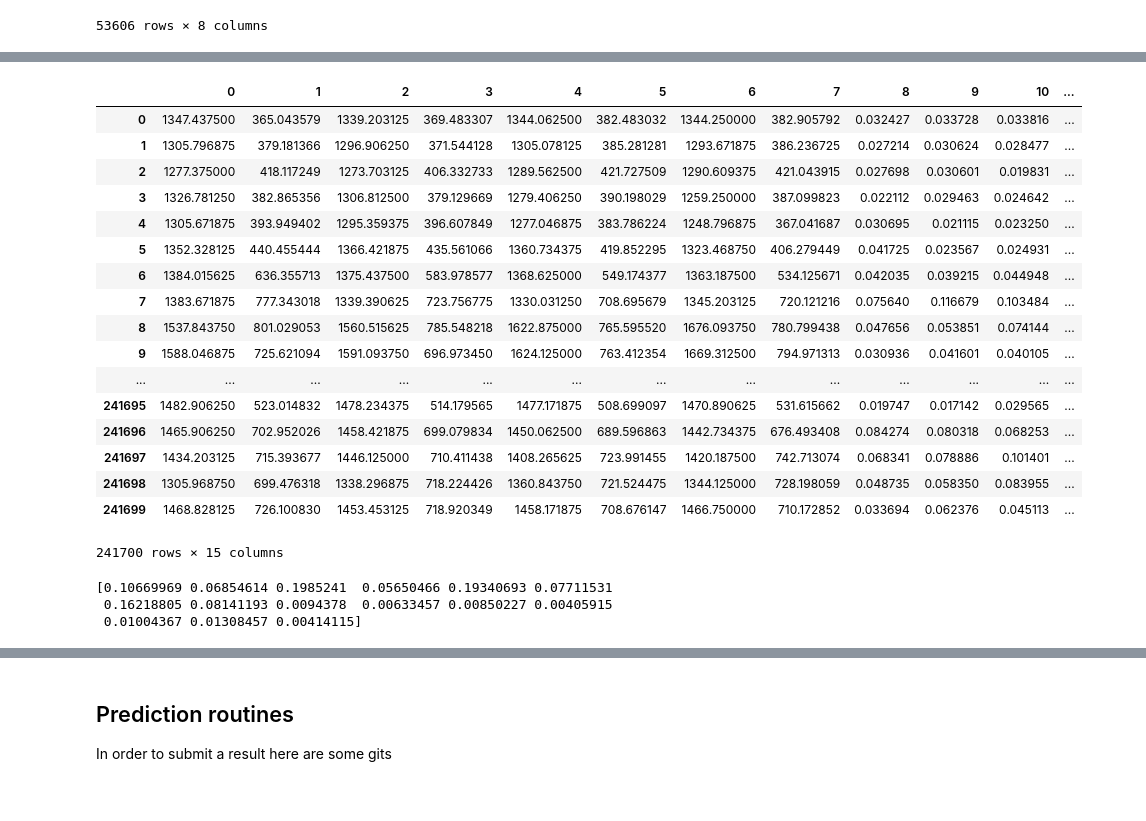
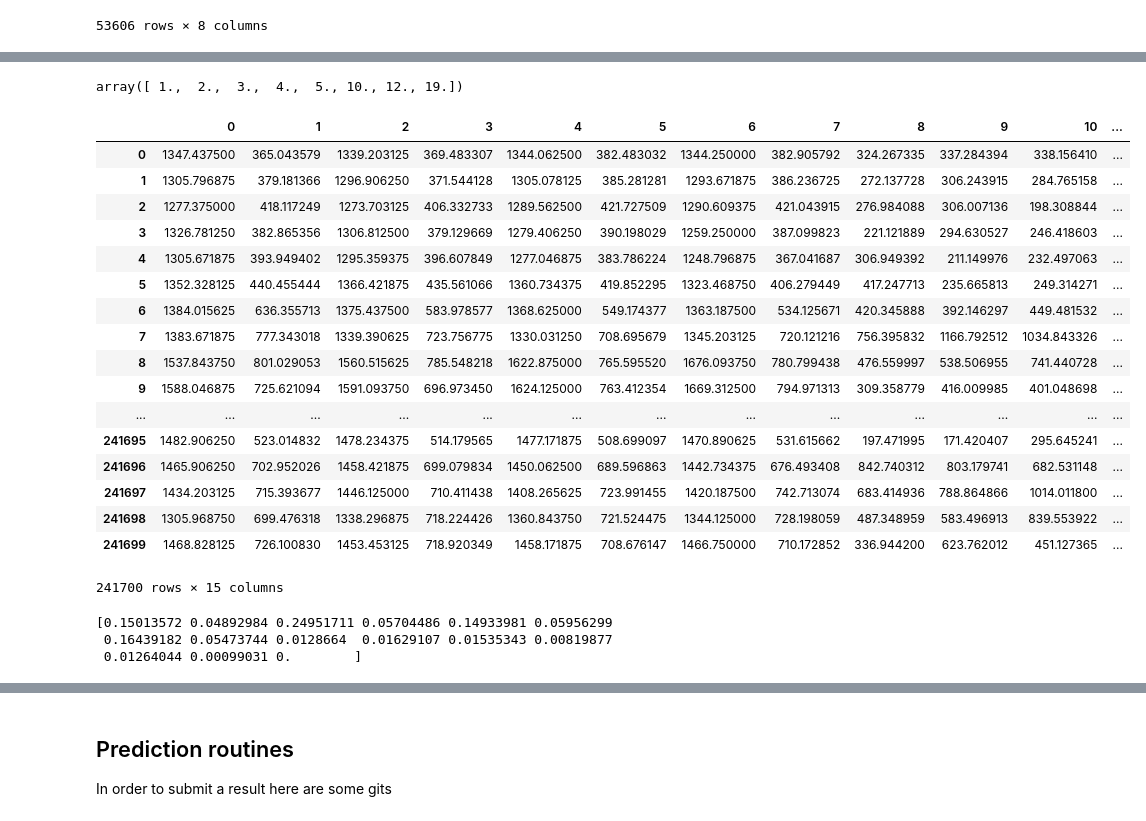
Before and after one commit to FannyRis/ChallengeHacka, a Jupyter notebook: hackathon_small/Hackathon.ipynb, the cells around one changed output, grey strips where cells are left out. Saved outputs shown, nothing was run; the diff lists cells and outputs as text; code cells hidden in the pictures.

Commit message:
Reduction a 8 labels RF

```diff
--- a/hackathon_small/Hackathon.ipynb
+++ b/hackathon_small/Hackathon.ipynb
@@ -327,34 +348,50 @@ trainLabel = dataF80.iloc[0:int(len(dataF80)*1),15]
+# %%
+##Dataset train extrait du jeu 80s
+dataF80Split = dataF80[dataF80[15] != 6 ]
+dataF80Split = dataF80Split[dataF80Split[15] != 9 ]
+dataF80Split = dataF80Split[dataF80Split[15] != 11 ]
+dataF80Split = dataF80Split[dataF80Split[15] != 13 ]
+dataF80Split = dataF80Split[dataF80Split[15] != 14 ]
+dataF80Split = dataF80Split[dataF80Split[15] != 15 ]
+dataF80Split = dataF80Split[dataF80Split[15] != 17 ]
+dataF80Split = dataF80Split[dataF80Split[15] != 18 ]
+dataF80Split = dataF80Split[dataF80Split[15] != 20 ]
+dataF80Split = dataF80Split[dataF80Split[15] != 21 ]
+train = pd.DataFrame(dataF80Split.iloc[0:int(len(dataF80Split)*1),0:15])
+trainLabel = dataF80Split.iloc[0:int(len(dataF80Split)*1),15]
+np.unique(dataF80Split[15])
+# %% [output]
+array([ 1.,  2.,  3.,  4.,  5., 10., 12., 19.])
 # %%
 ##Dataset test extrait du jeu prediction
 prediction = pd.DataFrame(datapFredict.iloc[:,0:15])
-prediction
 # %% [output]
 |  | 0 | 1 | 2 | 3 | 4 | 5 | 6 | 7 | 8 | 9 | 10 | ... |
-| 0 | 1347.437500 | 365.043579 | 1339.203125 | 369.483307 | 1344.062500 | 382.483032 | 1344.250000 | 382.905792 | 0.032427 | 0.033728 | 0.033816 | ... |
-| 1 | 1305.796875 | 379.181366 | 1296.906250 | 371.544128 | 1305.078125 | 385.281281 | 1293.671875 | 386.236725 | 0.027214 | 0.030624 | 0.028477 | ... |
-| 2 | 1277.375000 | 418.117249 | 1273.703125 | 406.332733 | 1289.562500 | 421.727509 | 1290.609375 | 421.043915 | 0.027698 | 0.030601 | 0.019831 | ... |
-| 3 | 1326.781250 | 382.865356 | 1306.812500 | 379.129669 | 1279.406250 | 390.198029 | 1259.250000 | 387.099823 | 0.022112 | 0.029463 | 0.024642 | ... |
-| 4 | 1305.671875 | 393.949402 | 1295.359375 | 396.607849 | 1277.046875 | 383.786224 | 1248.796875 | 367.041687 | 0.030695 | 0.021115 | 0.023250 | ... |
-| 5 | 1352.328125 | 440.455444 | 1366.421875 | 435.561066 | 1360.734375 | 419.852295 | 1323.468750 | 406.279449 | 0.041725 | 0.023567 | 0.024931 | ... |
-| 6 | 1384.015625 | 636.355713 | 1375.437500 | 583.978577 | 1368.625000 | 549.174377 | 1363.187500 | 534.125671 | 0.042035 | 0.039215 | 0.044948 | ... |
-| 7 | 1383.671875 | 777.343018 | 1339.390625 | 723.756775 | 1330.031250 | 708.695679 | 1345.203125 | 720.121216 | 0.075640 | 0.116679 | 0.103484 | ... |
-| 8 | 1537.843750 | 801.029053 | 1560.515625 | 785.548218 | 1622.875000 | 765.595520 | 1676.093750 | 780.799438 | 0.047656 | 0.053851 | 0.074144 | ... |
-| 9 | 1588.046875 | 725.621094 | 1591.093750 | 696.973450 | 1624.125000 | 763.412354 | 1669.312500 | 794.971313 | 0.030936 | 0.041601 | 0.040105 | ... |
+| 0 | 1347.437500 | 365.043579 | 1339.203125 | 369.483307 | 1344.062500 | 382.483032 | 1344.250000 | 382.905792 | 324.267335 | 337.284394 | 338.156410 | ... |
+| 1 | 1305.796875 | 379.181366 | 1296.906250 | 371.544128 | 1305.078125 | 385.281281 | 1293.671875 | 386.236725 | 272.137728 | 306.243915 | 284.765158 | ... |
+| 2 | 1277.375000 | 418.117249 | 1273.703125 | 406.332733 | 1289.562500 | 421.727509 | 1290.609375 | 421.043915 | 276.984088 | 306.007136 | 198.308844 | ... |
+| 3 | 1326.781250 | 382.865356 | 1306.812500 | 379.129669 | 1279.406250 | 390.198029 | 1259.250000 | 387.099823 | 221.121889 | 294.630527 | 246.418603 | ... |
+| 4 | 1305.671875 | 393.949402 | 1295.359375 | 396.607849 | 1277.046875 | 383.786224 | 1248.796875 | 367.041687 | 306.949392 | 211.149976 | 232.497063 | ... |
+| 5 | 1352.328125 | 440.455444 | 1366.421875 | 435.561066 | 1360.734375 | 419.852295 | 1323.468750 | 406.279449 | 417.247713 | 235.665813 | 249.314271 | ... |
+| 6 | 1384.015625 | 636.355713 | 1375.437500 | 583.978577 | 1368.625000 | 549.174377 | 1363.187500 | 534.125671 | 420.345888 | 392.146297 | 449.481532 | ... |
+| 7 | 1383.671875 | 777.343018 | 1339.390625 | 723.756775 | 1330.031250 | 708.695679 | 1345.203125 | 720.121216 | 756.395832 | 1166.792512 | 1034.843326 | ... |
+| 8 | 1537.843750 | 801.029053 | 1560.515625 | 785.548218 | 1622.875000 | 765.595520 | 1676.093750 | 780.799438 | 476.559997 | 538.506955 | 741.440728 | ... |
+| 9 | 1588.046875 | 725.621094 | 1591.093750 | 696.973450 | 1624.125000 | 763.412354 | 1669.312500 | 794.971313 | 309.358779 | 416.009985 | 401.048698 | ... |
 | ... | ... | ... | ... | ... | ... | ... | ... | ... | ... | ... | ... | ... |
-| 241695 | 1482.906250 | 523.014832 | 1478.234375 | 514.179565 | 1477.171875 | 508.699097 | 1470.890625 | 531.615662 | 0.019747 | 0.017142 | 0.029565 | ... |
-| 241696 | 1465.906250 | 702.952026 | 1458.421875 | 699.079834 | 1450.062500 | 689.596863 | 1442.734375 | 676.493408 | 0.084274 | 0.080318 | 0.068253 | ... |
-| 241697 | 1434.203125 | 715.393677 | 1446.125000 | 710.411438 | 1408.265625 | 723.991455 | 1420.187500 | 742.713074 | 0.068341 | 0.078886 | 0.101401 | ... |
-| 241698 | 1305.968750 | 699.476318 | 1338.296875 | 718.224426 | 1360.843750 | 721.524475 | 1344.125000 | 728.198059 | 0.048735 | 0.058350 | 0.083955 | ... |
-| 241699 | 1468.828125 | 726.100830 | 1453.453125 | 718.920349 | 1458.171875 | 708.676147 | 1466.750000 | 710.172852 | 0.033694 | 0.062376 | 0.045113 | ... |
+| 241695 | 1482.906250 | 523.014832 | 1478.234375 | 514.179565 | 1477.171875 | 508.699097 | 1470.890625 | 531.615662 | 197.471995 | 171.420407 | 295.645241 | ... |
+| 241696 | 1465.906250 | 702.952026 | 1458.421875 | 699.079834 | 1450.062500 | 689.596863 | 1442.734375 | 676.493408 | 842.740312 | 803.179741 | 682.531148 | ... |
+| 241697 | 1434.203125 | 715.393677 | 1446.125000 | 710.411438 | 1408.265625 | 723.991455 | 1420.187500 | 742.713074 | 683.414936 | 788.864866 | 1014.011800 | ... |
+| 241698 | 1305.968750 | 699.476318 | 1338.296875 | 718.224426 | 1360.843750 | 721.524475 | 1344.125000 | 728.198059 | 487.348959 | 583.496913 | 839.553922 | ... |
+| 241699 | 1468.828125 | 726.100830 | 1453.453125 | 718.920349 | 1458.171875 | 708.676147 | 1466.750000 | 710.172852 | 336.944200 | 623.762012 | 451.127365 | ... |
 241700 rows × 15 columns
 # %%
-dt_tree = RandomForestClassifier(n_estimators=100,max_depth=8,max_leaf_nodes=19)
+dt_tree = RandomForestClassifier(n_estimators=100,max_depth=4,max_leaf_nodes=9)
 dt_tree.fit(train,trainLabel)
 print(dt_tree.feature_importances_)
 # %% [output]
-[0.10669969 0.06854614 0.1985241  0.05650466 0.19340693 0.07711531
- 0.16218805 0.08141193 0.0094378  0.00633457 0.00850227 0.00405915
- 0.01004367 0.01308457 0.00414115]
+[0.15013572 0.04892984 0.24951711 0.05704486 0.14933981 0.05956299
+ 0.16439182 0.05473744 0.0128664  0.01629107 0.01535343 0.00819877
+ 0.01264044 0.00099031 0.        ]
 # %%
 dt_tree.score(test,testLabel)
 # %% [output]
```
Also changed, not shown: parts of 3 cells of this notebook, 1 other file.
